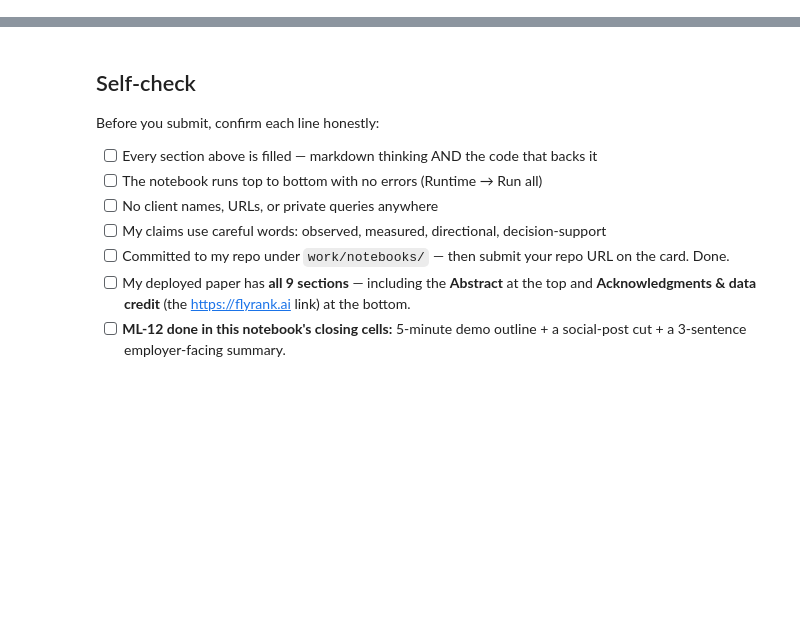
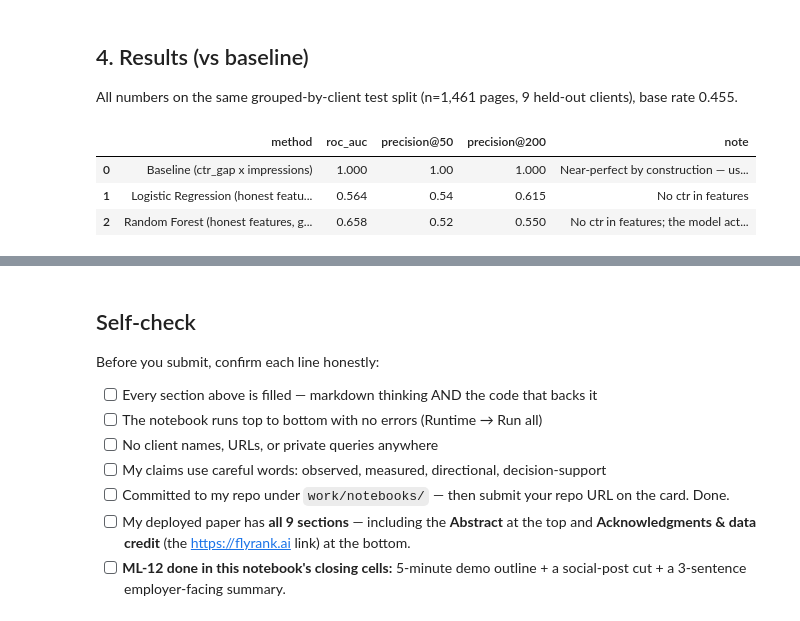
Before and after one commit to Seif-2/ML-week-1-FLY, a Jupyter notebook: work/notebooks/capstone.ipynb, the cells around one changed output, grey strips where cells are left out. Cells and saved outputs as stored; diff of their text form; code cells hidden in the pictures; blank space fills up the shorter version.

```diff
--- a/work/notebooks/capstone.ipynb
+++ b/work/notebooks/capstone.ipynb
@@ -36,0 +37,21 @@ This skeleton is yours to fill. Work the sections **in order** — each one has
+# %% [markdown]
+## 4. Results (vs baseline)
+
+All numbers on the same grouped-by-client test split (n=1,461 pages, 9 held-out clients), base rate 0.455.
+# %%
+import pandas as pd
+
+results = pd.DataFrame([
+    {"method": "Baseline (ctr_gap x impressions)", "roc_auc": 1.000, "precision@50": 1.00, "precision@200": 1.000,
+     "note": "Near-perfect by construction — uses ctr directly, which the label is thresholded from"},
+    {"method": "Logistic Regression (honest features)", "roc_auc": 0.564, "precision@50": 0.54, "precision@200": 0.615,
+     "note": "No ctr in features"},
+    {"method": "Random Forest (honest features, grouped split)", "roc_auc": 0.658, "precision@50": 0.52, "precision@200": 0.550,
+     "note": "No ctr in features; the model actually used for the action playbook"},
+])
+results
+# %% [output]
+|  | method | roc_auc | precision@50 | precision@200 | note |
+| 0 | Baseline (ctr_gap x impressions) | 1.000 | 1.00 | 1.000 | Near-perfect by construction — us... |
+| 1 | Logistic Regression (honest featu... | 0.564 | 0.54 | 0.615 | No ctr in features |
+| 2 | Random Forest (honest features, g... | 0.658 | 0.52 | 0.550 | No ctr in features; the model act... |
```
Also changed, not shown: parts of 15 cells of this notebook, 7 other files.
